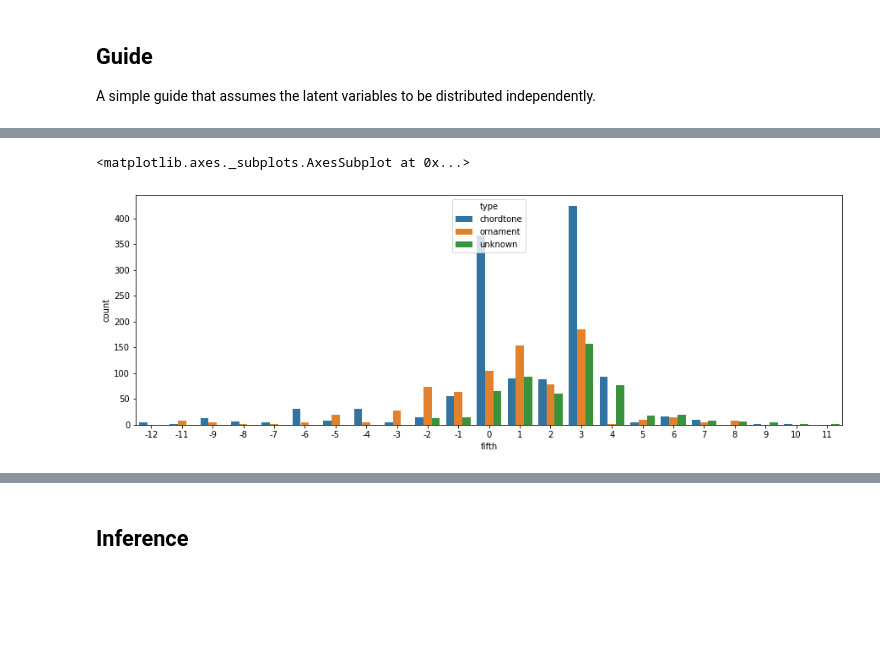
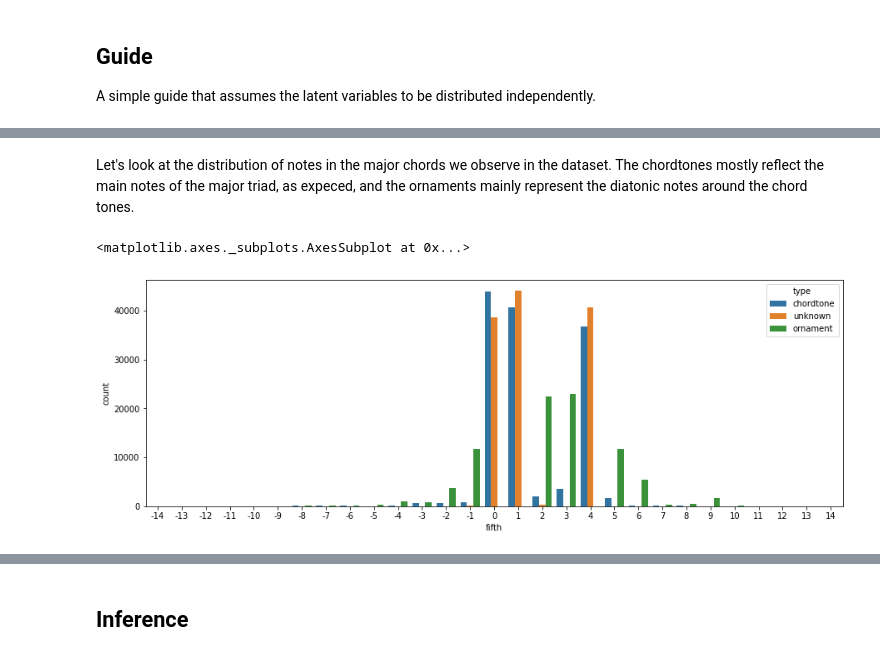
Before and after one commit to DCMLab/probabilistic_harmony_model, a Jupyter notebook: model1.ipynb, the cells around one changed output, grey strips where cells are left out. Drawn from its saved outputs; the diff is of its cells as text; code cells hidden in the pictures; blank space fills up the shorter version.

```diff
--- a/model1.ipynb
+++ b/model1.ipynb
@@ -60,4 +59,8 @@ Generating a single chord (compact version)
   - $\nu_{or} = p_\text{obs} \cdot (1-\theta) \cdot \vec\phi_{or}^{(o)}$
   - $\nu_{uk} = (1-p_\text{obs}) \cdot \left( \theta \vec\phi_{ct}^{(h)} + (1-\theta) \vec\phi_{or}^{(h)} \right)$
   - $\nu = \text{concat}(\nu_{ct}, \nu_{or}, \nu_{uk})$
+# %%
+# fix the range of pitches we consider
+fifth_range = 2*7 # 2 diatonics
+npcs = 2*fifth_range+1 # around C: Cbb to C## on LoF
 # %%
@@ -192,6 +237,6 @@ example_obs
 # %%
 # load wikifonia data
-wiki_harms = pd.read_csv('data/harmonies.csv', sep='\t')
+wiki_harms = pd.read_csv('data/harmonies.csv', sep='\t').dropna()
 wiki_harms
 # %% [output]
 |  | chordid | label | fifth | type |
@@ -209,0 +255,5 @@ wiki_harms
+# %%
+# some notes are too far away from the root for our model, so we drop them
+in_range = (wiki_harms['fifth'] >= -fifth_range) & (wiki_harms['fifth'] <= fifth_range)
+wiki_harms = wiki_harms[in_range]
+wiki_harms
@@ -210,7 +274,11 @@ wiki_harms
+# %% [markdown]
+Let's look at the distribution of notes in the major chords we observe in the dataset.
+The chordtones mostly reflect the main notes of the major triad, as expeced,
+and the ornaments mainly represent the diatonic notes around the chord tones.
 # %%
-chord_df = wiki_harms[wiki_harms['label']=='dominant-13th']
+maj_df = wiki_harms[wiki_harms['label']=='major']
 plt.figure(figsize=(15,5))
-sns.countplot(x='fifth', hue='type', data=chord_df)
+sns.countplot(x='fifth', hue='type', data=maj_df)
 # %% [output]
 <matplotlib.axes._subplots.AxesSubplot at 0x...>
-[figure, old version]
+[figure, new version]
```
Also changed, not shown: parts of 51 cells of this notebook.
